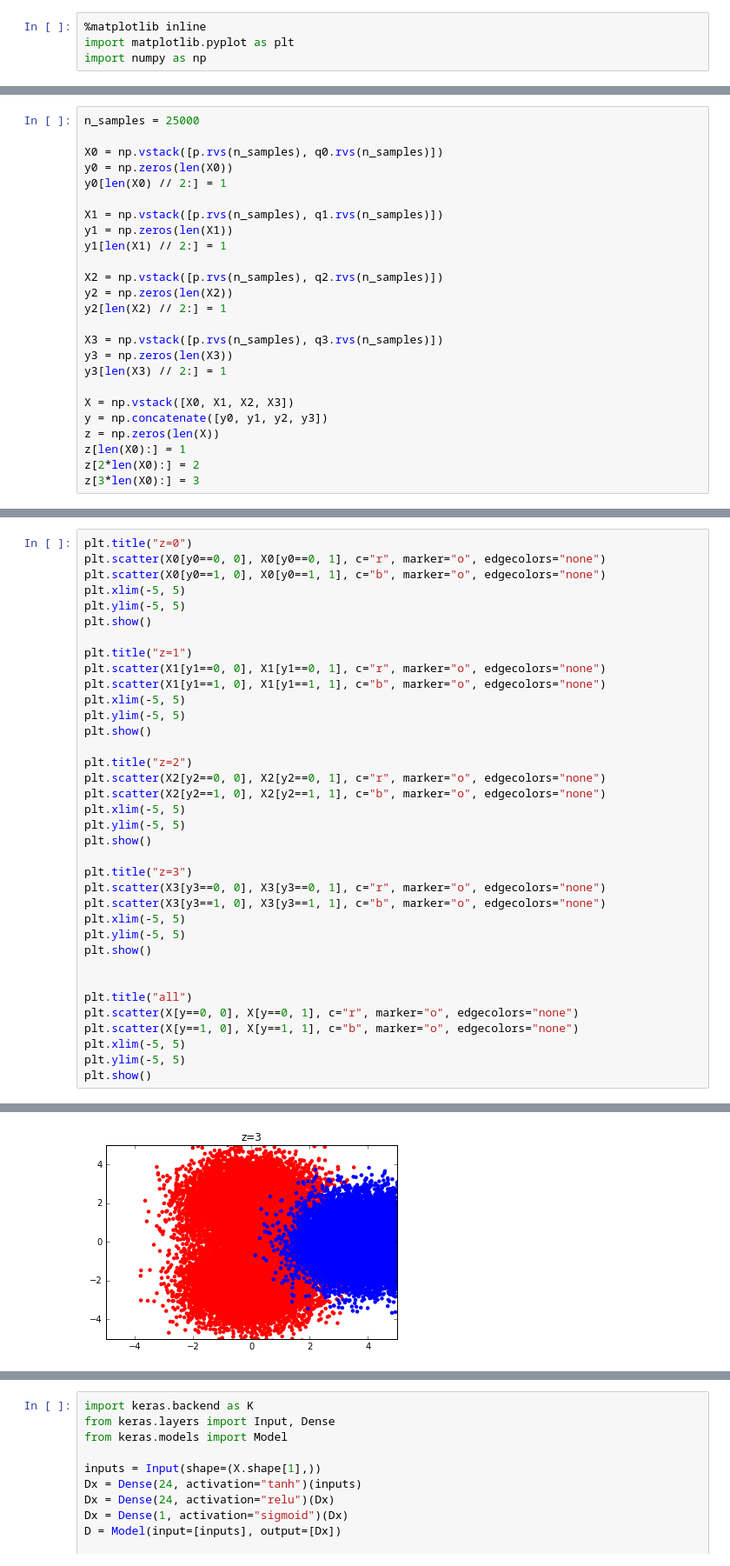
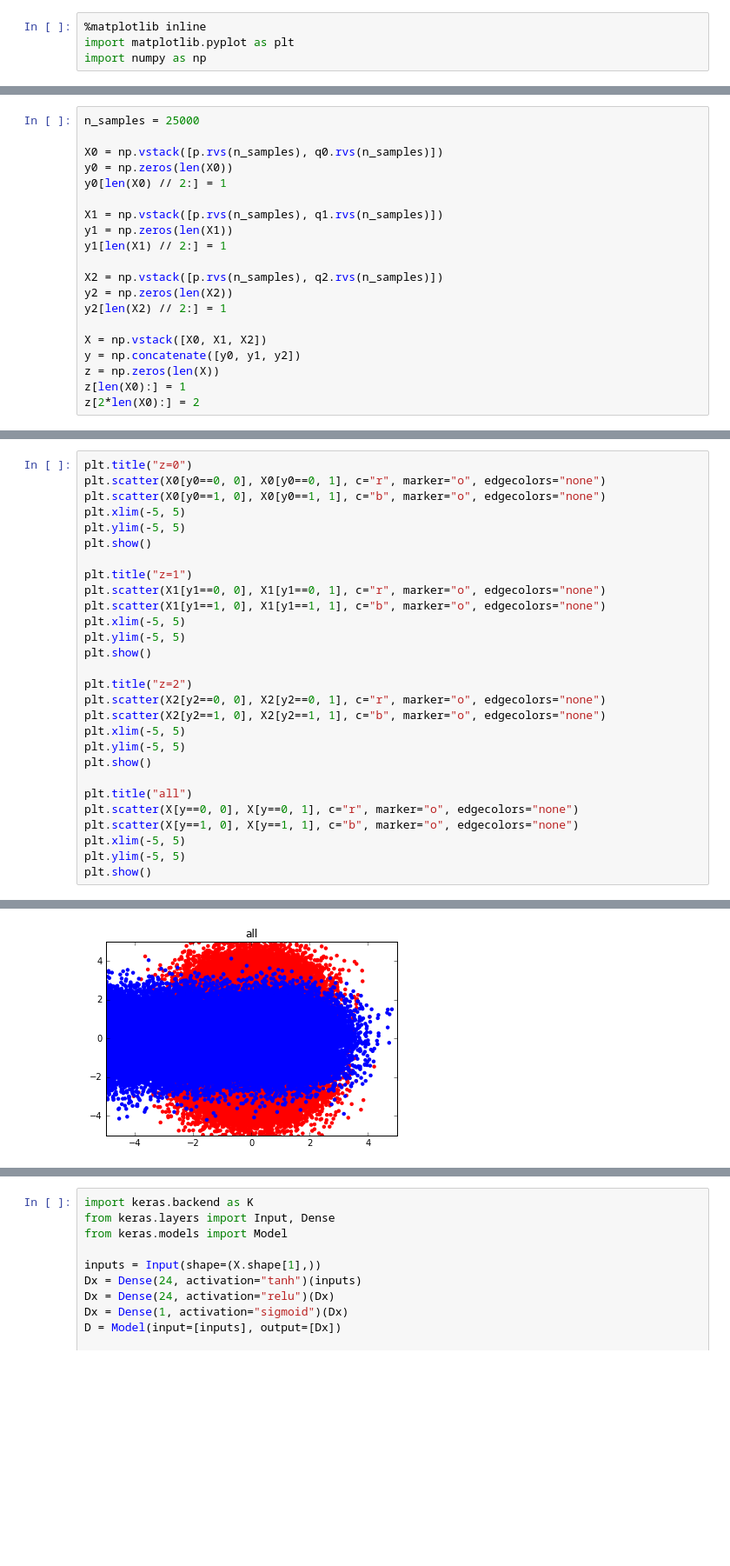
Before and after one commit to glouppe/paper-learning-to-pivot, a Jupyter notebook: code/Adversarial training against systematic uncertainties - Non-binary.ipynb, the cells around one changed output, grey strips where cells are left out. Shown at 87% size. Saved outputs shown, nothing was run; the diff lists cells and outputs as text; blank space fills up the shorter version.

```diff
--- a/code/Adversarial training against systematic uncertainties - Non-binary.ipynb
+++ b/code/Adversarial training against systematic uncertainties - Non-binary.ipynb
@@ -26,16 +25,11 @@ X2 = np.vstack([p.rvs(n_samples), q2.rvs(n_samples)])
 y2 = np.zeros(len(X2))
 y2[len(X2) // 2:] = 1
 
-X3 = np.vstack([p.rvs(n_samples), q3.rvs(n_samples)])
-y3 = np.zeros(len(X3))
-y3[len(X3) // 2:] = 1
-
-X = np.vstack([X0, X1, X2, X3])
-y = np.concatenate([y0, y1, y2, y3])
+X = np.vstack([X0, X1, X2])
+y = np.concatenate([y0, y1, y2])
 z = np.zeros(len(X))
 z[len(X0):] = 1
 z[2*len(X0):] = 2
-z[3*len(X0):] = 3
 # %%
 from keras.utils import np_utils
 z = np_utils.to_categorical(z.astype(np.int))
@@ -65,14 +61,6 @@ plt.xlim(-5, 5)
 plt.ylim(-5, 5)
 plt.show()
 
-plt.title("z=3")
-plt.scatter(X3[y3==0, 0], X3[y3==0, 1], c="r", marker="o", edgecolors="none")
-plt.scatter(X3[y3==1, 0], X3[y3==1, 1], c="b", marker="o", edgecolors="none")
-plt.xlim(-5, 5)
-plt.ylim(-5, 5)
-plt.show()
-
-
 plt.title("all")
 plt.scatter(X[y==0, 0], X[y==0, 1], c="r", marker="o", edgecolors="none")
 plt.scatter(X[y==1, 0], X[y==1, 1], c="b", marker="o", edgecolors="none")
@@ -86 +74 @@ plt.show()
-[figure, old version]
+[figure, new version]
```
Also changed, not shown: parts of 17 cells of this notebook.
